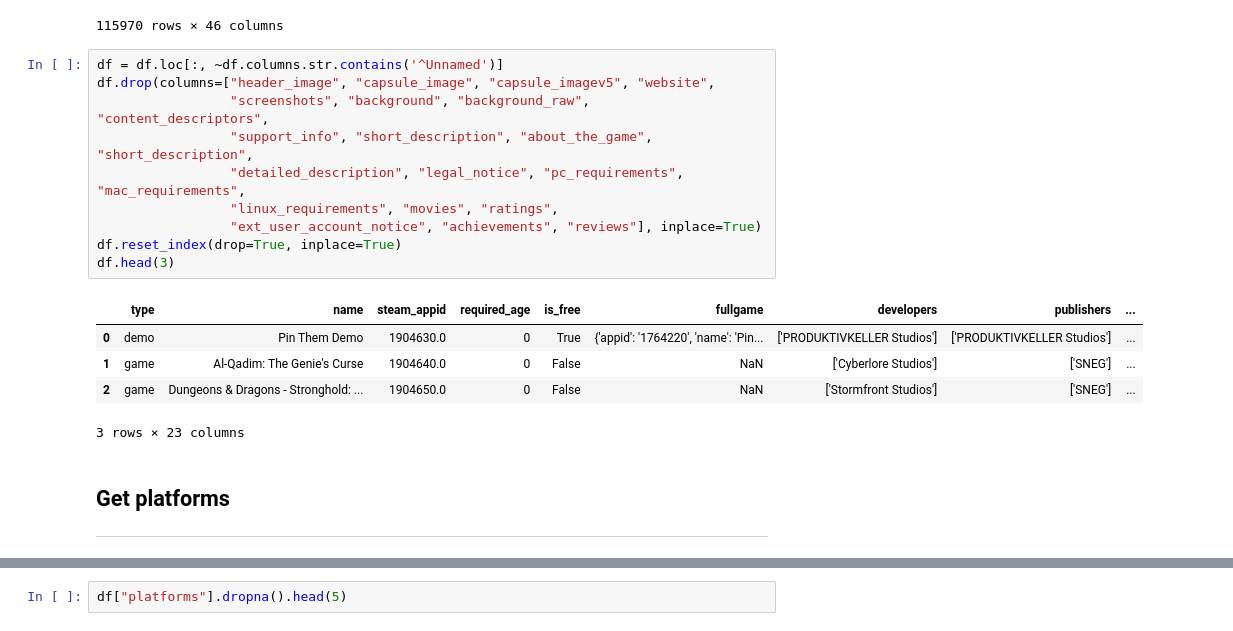
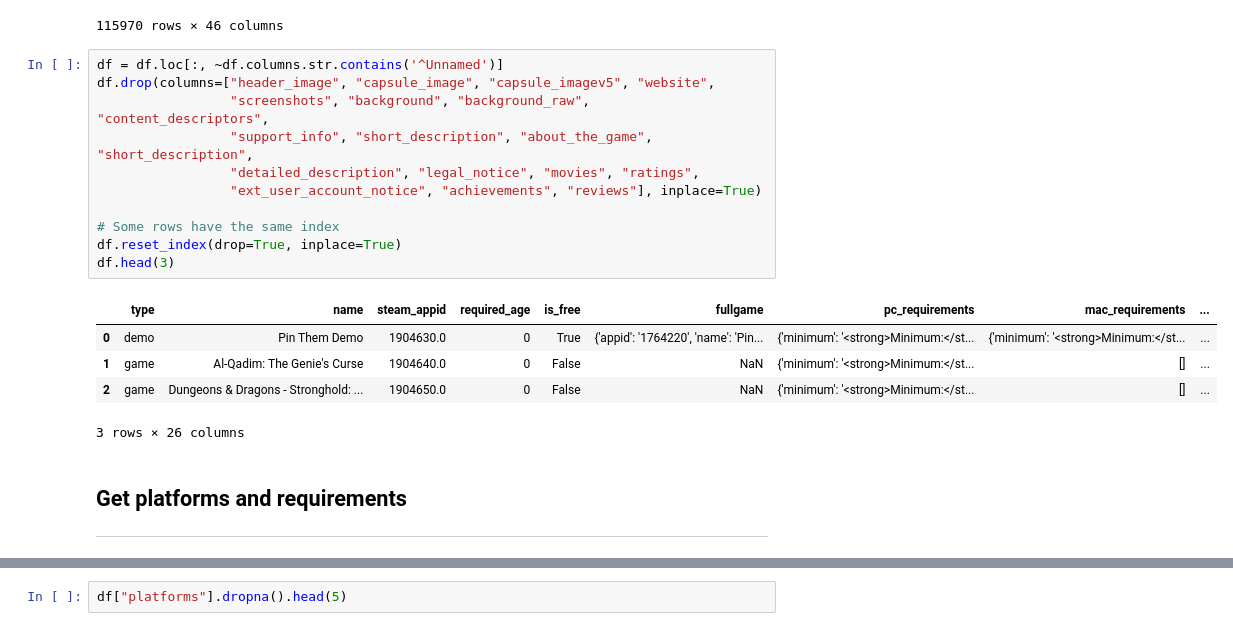
Before and after one commit to lephu13502/Steam-DB-Analysis, a Jupyter notebook: cleaning.ipynb, the cells around one changed output, grey strips where cells are left out. Cells and saved outputs as stored; diff of their text form.

Commit message:
Add storage and memory requirement to each game

```diff
--- a/cleaning.ipynb
+++ b/cleaning.ipynb
@@ -31,21 +31,22 @@ df
 # %%
 df = df.loc[:, ~df.columns.str.contains('^Unnamed')]
 df.drop(columns=["header_image", "capsule_image", "capsule_imagev5", "website",
                  "screenshots", "background", "background_raw", "content_descriptors",
                  "support_info", "short_description", "about_the_game", "short_description",
-                 "detailed_description", "legal_notice", "pc_requirements", "mac_requirements",
-                 "linux_requirements", "movies", "ratings",
+                 "detailed_description", "legal_notice", "movies", "ratings",
                  "ext_user_account_notice", "achievements", "reviews"], inplace=True)
+
+# Some rows have the same index
 df.reset_index(drop=True, inplace=True)
 df.head(3)
 # %% [output]
-|  | type | name | steam_appid | required_age | is_free | fullgame | developers | publishers | ... |
-| 0 | demo | Pin Them Demo | 1904630.0 | 0 | True | {'appid': '1764220', 'name': 'Pin... | ['PRODUKTIVKELLER Studios'] | ['PRODUKTIVKELLER Studios'] | ... |
-| 1 | game | Al-Qadim: The Genie's Curse | 1904640.0 | 0 | False | NaN | ['Cyberlore Studios'] | ['SNEG'] | ... |
-| 2 | game | Dungeons & Dragons - Stronghold: ... | 1904650.0 | 0 | False | NaN | ['Stormfront Studios'] | ['SNEG'] | ... |
+|  | type | name | steam_appid | required_age | is_free | fullgame | pc_requirements | mac_requirements | ... |
+| 0 | demo | Pin Them Demo | 1904630.0 | 0 | True | {'appid': '1764220', 'name': 'Pin... | {'minimum': '<strong>Minimum:</st... | {'minimum': '<strong>Minimum:</st... | ... |
+| 1 | game | Al-Qadim: The Genie's Curse | 1904640.0 | 0 | False | NaN | {'minimum': '<strong>Minimum:</st... | [] | ... |
+| 2 | game | Dungeons & Dragons - Stronghold: ... | 1904650.0 | 0 | False | NaN | {'minimum': '<strong>Minimum:</st... | [] | ... |
-3 rows × 23 columns
+3 rows × 26 columns
 # %% [markdown]
-## Get platforms
+## Get platforms and requirements
 
 ___
 # %%
```
Also changed, not shown: parts of 11 cells of this notebook.
